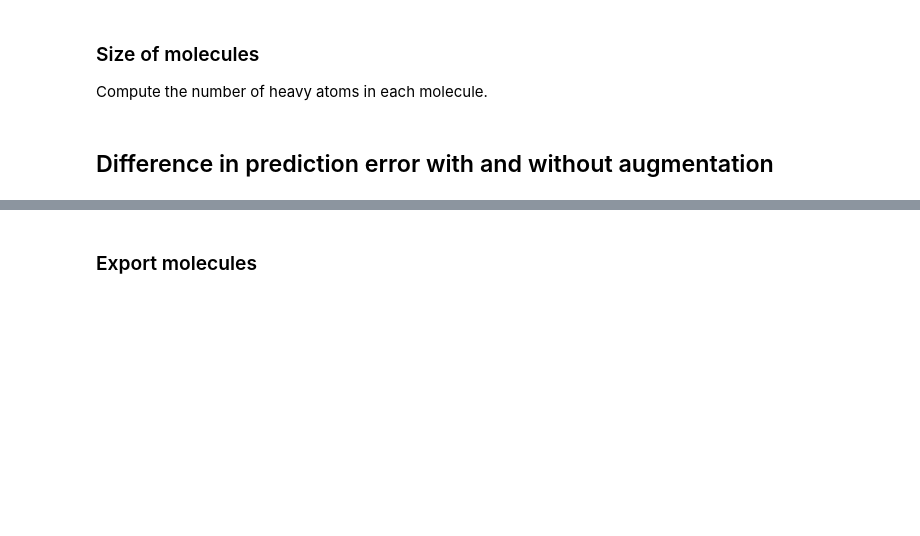
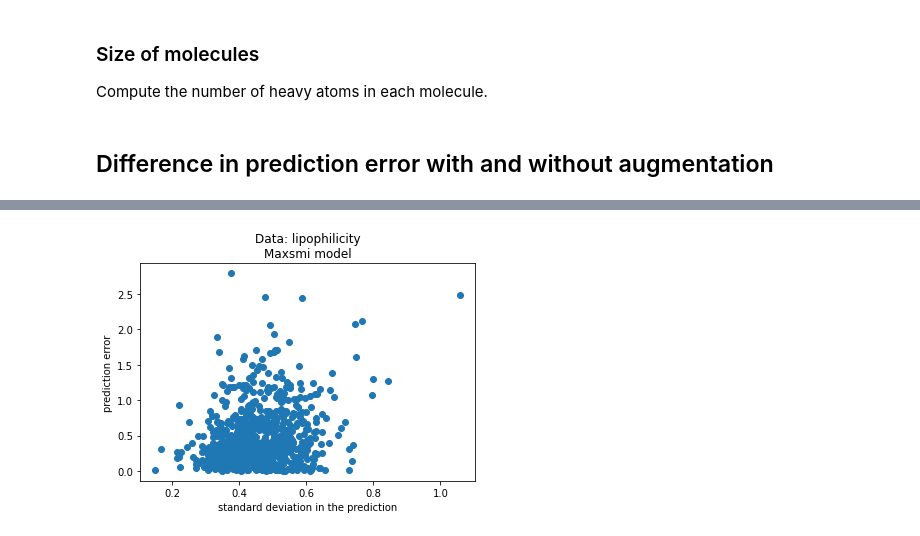
Before and after one commit to volkamerlab/maxsmi, a Jupyter notebook: maxsmi/results_ensemble_learning.ipynb, the cells around one changed output, grey strips where cells are left out. Saved outputs shown, nothing was run; the diff lists cells and outputs as text; code cells hidden in the pictures; blank space fills up the shorter version.

```diff
--- a/maxsmi/results_ensemble_learning.ipynb
+++ b/maxsmi/results_ensemble_learning.ipynb
@@ -159,2 +196,0 @@ data["errors_difference"] = (data["average_error"] -
-# %%
-data = data[data["average_error"] < data["canonical_error"]]
@@ -170,11 +196,0 @@ data.head(2)
-# %%
-data = data[data["num_heavy_atoms"] < 15]
-data = data.sort_values(by="errors_difference", ascending=False)[0:4]
-data = data[["canonical_smiles",
-             "target",
-             "canonical_prediction",
-             "average_prediction",
-             "std_prediction",
-             "canonical_error",
-             "average_error",
-             ]]
@@ -183,7 +196,0 @@ data = data[["canonical_smiles",
-# %%
-for index in data.index:
-    canonical_smile = data.loc[index]["canonical_smiles"]
-    mol = Chem.MolFromSmiles(canonical_smile)
-    PandasTools.AddMoleculeColumnToFrame(data,
-                                         smilesCol="canonical_smiles")
-data = data.rename(columns={"ROMol": "graph"})
@@ -201,2 +196,0 @@ df
-# %% [markdown]
-### Export molecules
@@ -218,0 +197,27 @@ export_rdkit_images(TASK)
+# %%
+def scatter_std_dev_vs_error(dataframe, task, save_fig=True):
+    """
+    Add.
+    # TODO
+    """
+    plt.scatter(data["std_prediction"], data["average_error"])
+    plt.xlabel("standard deviation in the prediction")
+    plt.ylabel("prediction error")
+    plt.title(f"Data: {task}\nMaxsmi model")
+
+    if save_fig:
+        plt.savefig(f"figures/scatter_std_dev_vs_error_{task}.svg",
+            dpi=1200,
+            facecolor='w',
+            edgecolor='w',
+            orientation='portrait',
+            format="svg",
+            transparent=False,
+            bbox_inches=None,
+            pad_inches=0.1,)
+
+    plt.show()
+# %%
+scatter_std_dev_vs_error(data, TASK)
+# %% [output]
+[figure, added]
```
Also changed, not shown: parts of 37 cells of this notebook.
